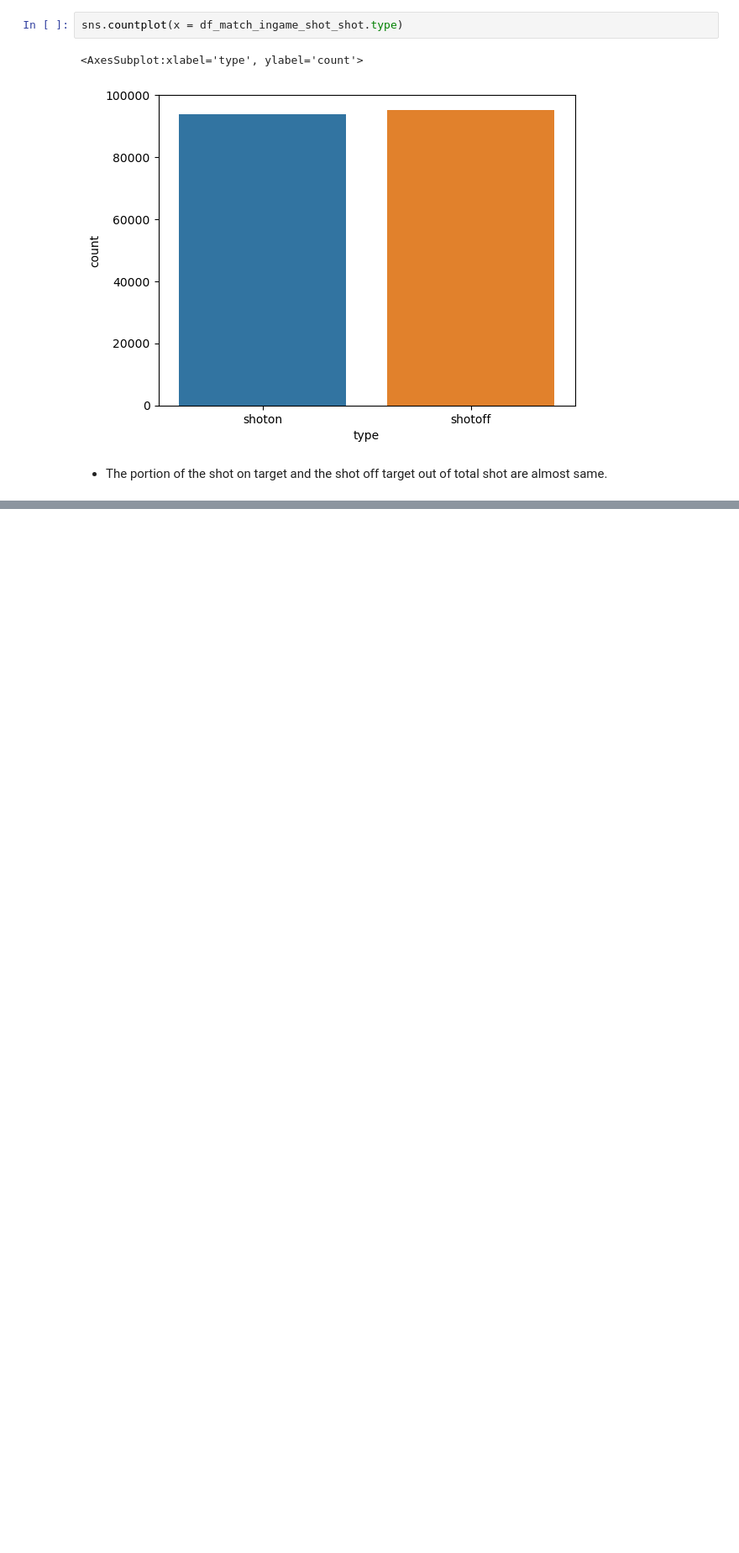
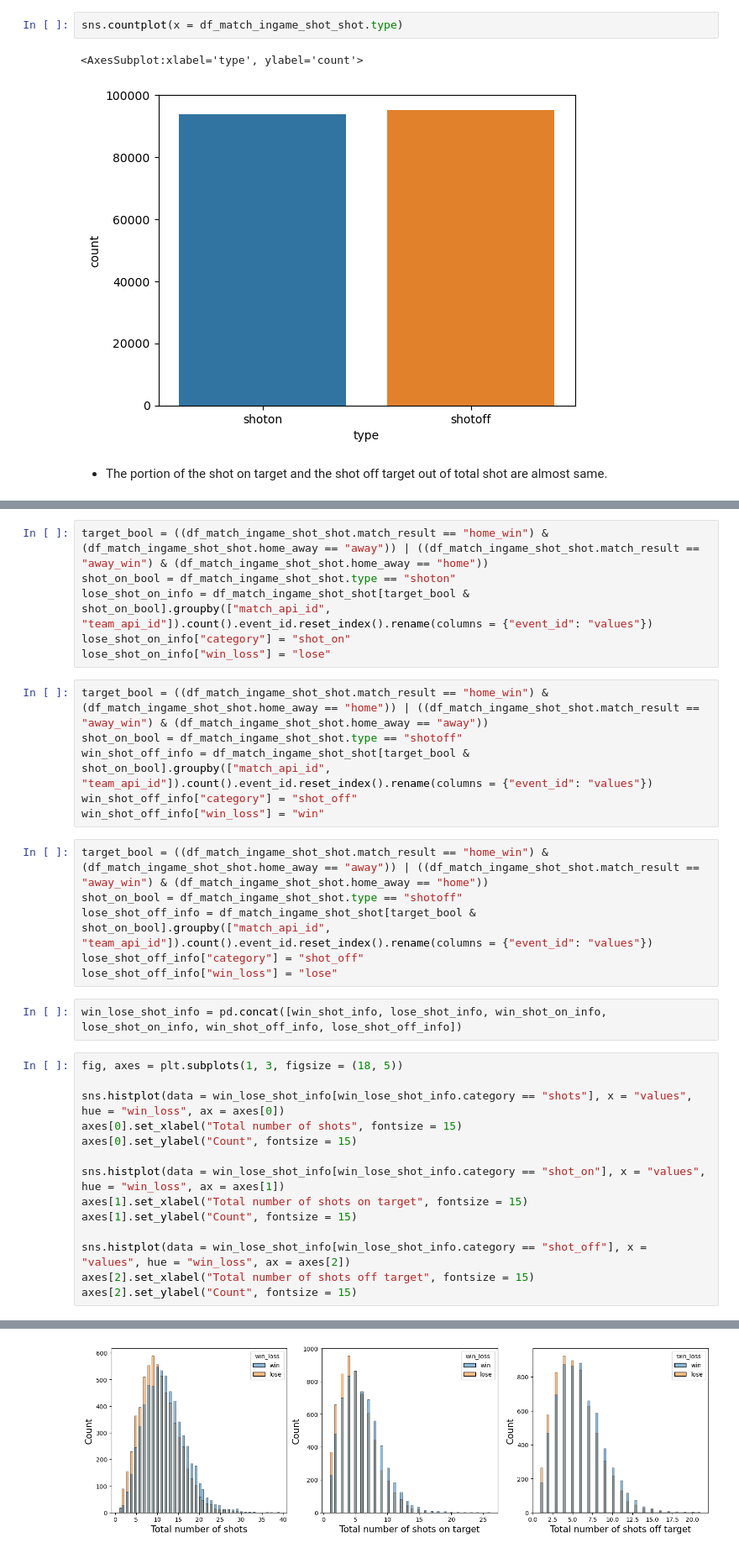
Before and after one commit to JunWoo-data/european_soccer_match_prediction, a Jupyter notebook: src/2.4.eda_match_ingame_shot.ipynb, the cells around one changed output, grey strips where cells are left out. Shown at 84% size. Saved outputs shown, nothing was run; the diff lists cells and outputs as text; blank space fills up the shorter version.

Commit message:
finish shot and goal eda

```diff
--- a/src/2.4.eda_match_ingame_shot.ipynb
+++ b/src/2.4.eda_match_ingame_shot.ipynb
@@ -765,0 +810,35 @@ sns.countplot(x = df_match_ingame_shot_shot.type)
+# %%
+target_bool = ((df_match_ingame_shot_shot.match_result == "home_win") & (df_match_ingame_shot_shot.home_away == "away")) | ((df_match_ingame_shot_shot.match_result == "away_win") & (df_match_ingame_shot_shot.home_away == "home"))
+shot_on_bool = df_match_ingame_shot_shot.type == "shoton"
+lose_shot_on_info = df_match_ingame_shot_shot[target_bool & shot_on_bool].groupby(["match_api_id", "team_api_id"]).count().event_id.reset_index().rename(columns = {"event_id": "values"})
+lose_shot_on_info["category"] = "shot_on"
+lose_shot_on_info["win_loss"] = "lose"
+# %%
+target_bool = ((df_match_ingame_shot_shot.match_result == "home_win") & (df_match_ingame_shot_shot.home_away == "home")) | ((df_match_ingame_shot_shot.match_result == "away_win") & (df_match_ingame_shot_shot.home_away == "away"))
+shot_on_bool = df_match_ingame_shot_shot.type == "shotoff"
+win_shot_off_info = df_match_ingame_shot_shot[target_bool & shot_on_bool].groupby(["match_api_id", "team_api_id"]).count().event_id.reset_index().rename(columns = {"event_id": "values"})
+win_shot_off_info["category"] = "shot_off"
+win_shot_off_info["win_loss"] = "win"
+# %%
+target_bool = ((df_match_ingame_shot_shot.match_result == "home_win") & (df_match_ingame_shot_shot.home_away == "away")) | ((df_match_ingame_shot_shot.match_result == "away_win") & (df_match_ingame_shot_shot.home_away == "home"))
+shot_on_bool = df_match_ingame_shot_shot.type == "shotoff"
+lose_shot_off_info = df_match_ingame_shot_shot[target_bool & shot_on_bool].groupby(["match_api_id", "team_api_id"]).count().event_id.reset_index().rename(columns = {"event_id": "values"})
+lose_shot_off_info["category"] = "shot_off"
+lose_shot_off_info["win_loss"] = "lose"
+# %%
+win_lose_shot_info = pd.concat([win_shot_info, lose_shot_info, win_shot_on_info, lose_shot_on_info, win_shot_off_info, lose_shot_off_info])
+# %%
+fig, axes = plt.subplots(1, 3, figsize = (18, 5))
+
+sns.histplot(data = win_lose_shot_info[win_lose_shot_info.category == "shots"], x = "values", hue = "win_loss", ax = axes[0])
+axes[0].set_xlabel("Total number of shots", fontsize = 15)
+axes[0].set_ylabel("Count", fontsize = 15)
+
+sns.histplot(data = win_lose_shot_info[win_lose_shot_info.category == "shot_on"], x = "values", hue = "win_loss", ax = axes[1])
+axes[1].set_xlabel("Total number of shots on target", fontsize = 15)
+axes[1].set_ylabel("Count", fontsize = 15)
+
+sns.histplot(data = win_lose_shot_info[win_lose_shot_info.category == "shot_off"], x = "values", hue = "win_loss", ax = axes[2])
+axes[2].set_xlabel("Total number of shots off target", fontsize = 15)
+axes[2].set_ylabel("Count", fontsize = 15)
+# %% [output]
@@ -765,0 +846 @@ sns.countplot(x = df_match_ingame_shot_shot.type)
+[figure, added]
```
Also changed, not shown: parts of 41 cells of this notebook.
